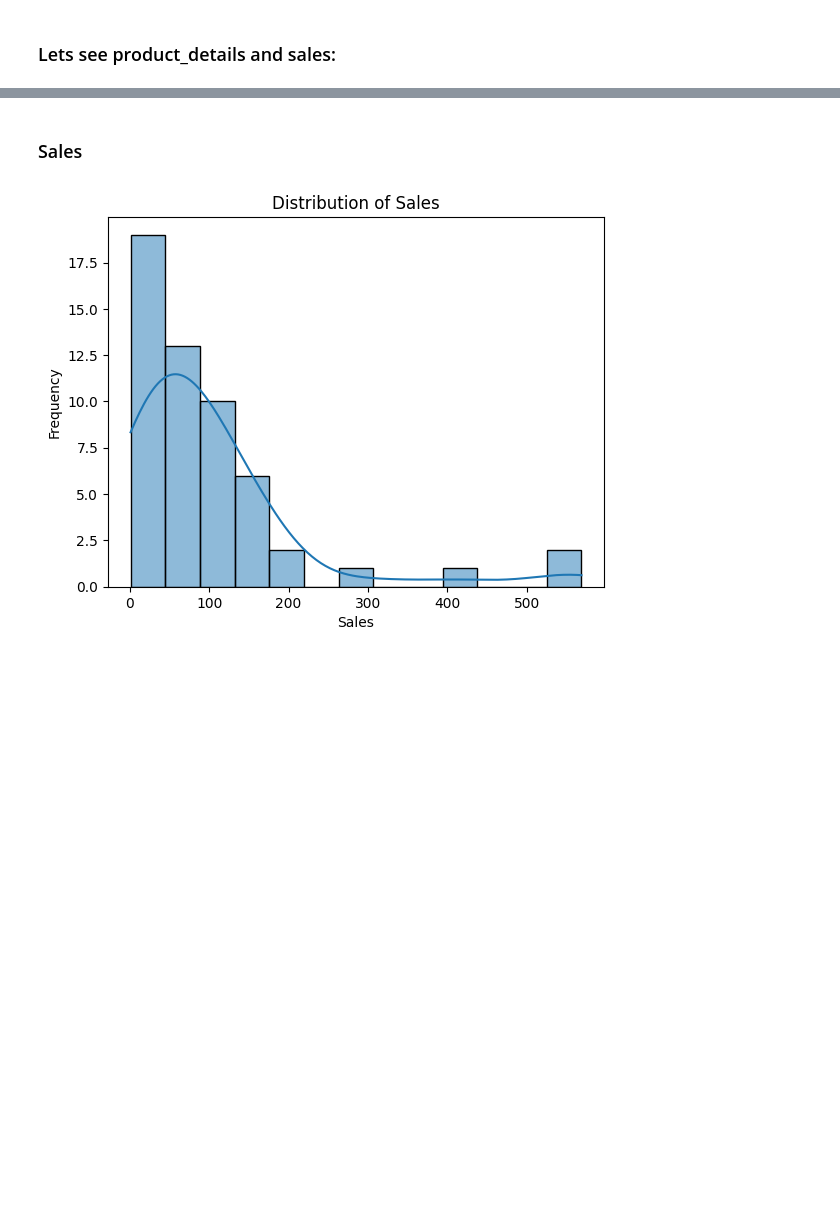
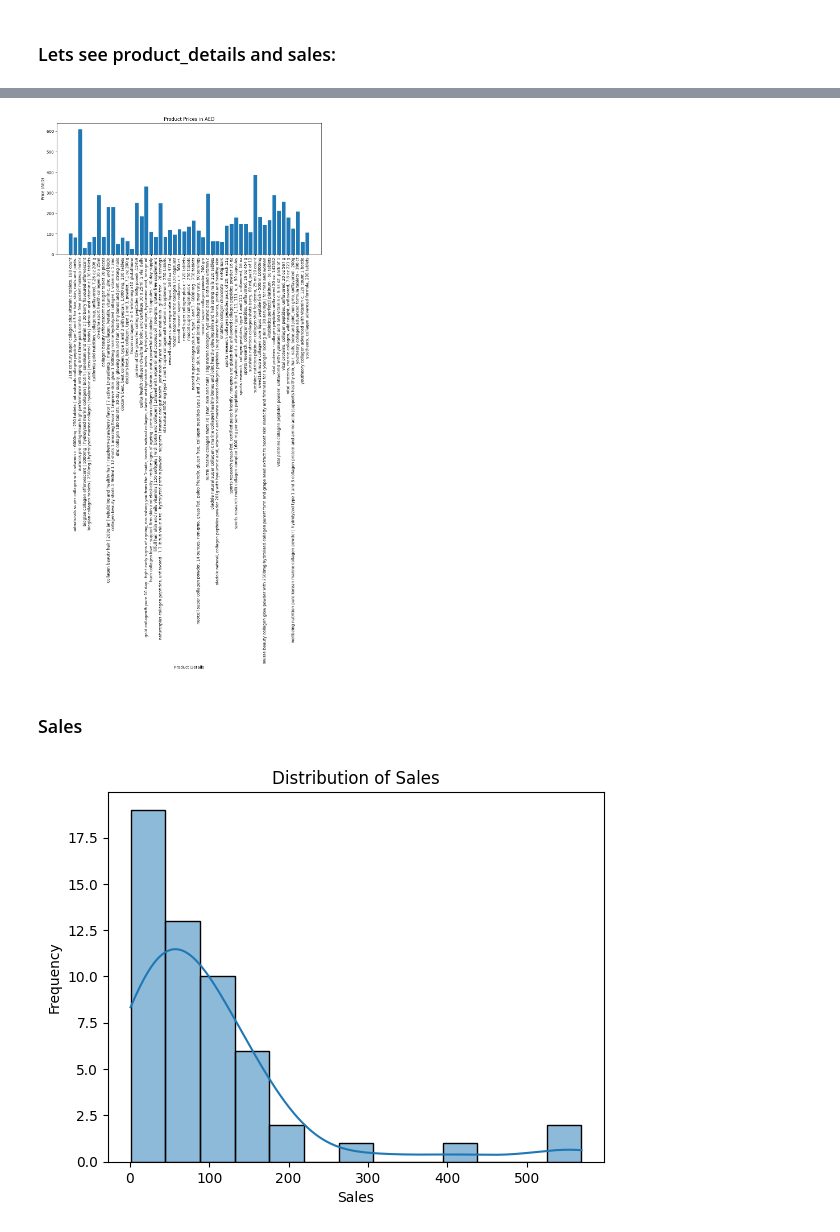
Before and after one commit to ElenaBara21/Portfolio, a Jupyter notebook: Amazon_final.ipynb, the cells around one changed output, grey strips where cells are left out. Drawn from its saved outputs; the diff is of its cells as text; code cells hidden in the pictures; blank space fills up the shorter version.

```diff
--- a/Amazon_final.ipynb
+++ b/Amazon_final.ipynb
@@ -947,3 +944,19 @@ plt.show()
+# %%
+import matplotlib.pyplot as plt
+
+# Calculate average price
+average_price = df1.groupby('product_details')['price_aed'].mean()
+
+# Plotting
+plt.figure(figsize=(12, 6))
+plt.bar(average_price.index, average_price.values)
+plt.xlabel('Product Details')
+plt.ylabel('Price (AED)')
+plt.title('Product Prices in AED')
+plt.xticks(rotation=90)
+plt.show()
+# %% [output]
+[figure, added]
 # %% [markdown]
 ### Sales
 # %%
```
Also changed, not shown: parts of 80 cells of this notebook.
